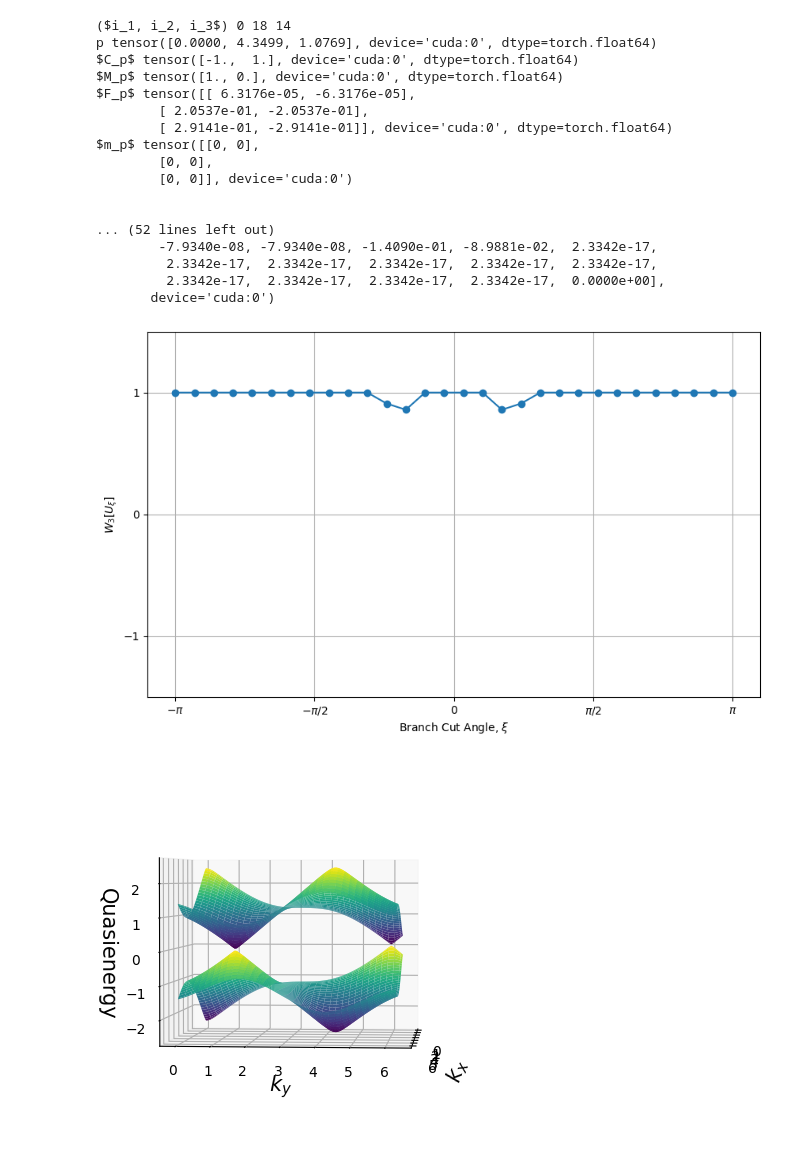
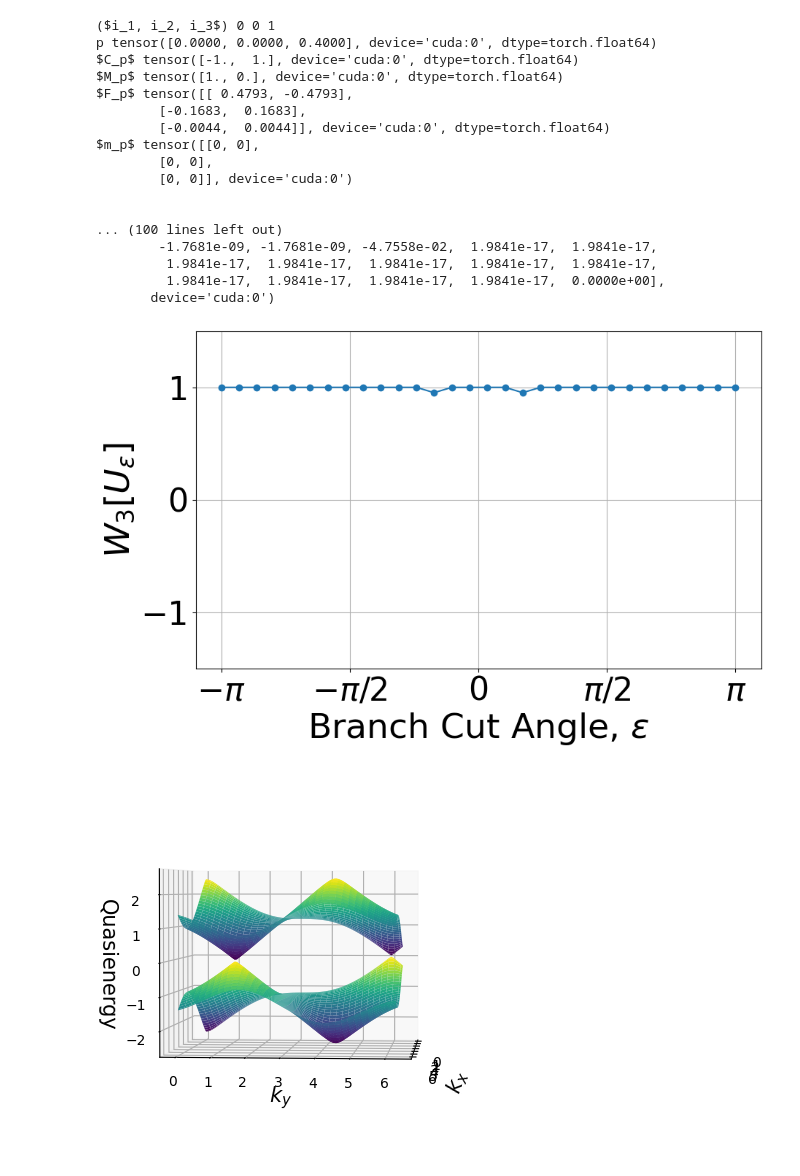
Before and after one commit to NGC2237-Clark/Topo_Loco_QCs, a Jupyter notebook: Floquet/AFAI_GPU_debugertbc.ipynb, the cells around one changed output. Saved outputs shown, nothing was run; the diff lists cells and outputs as text; code cells hidden in the pictures.

```diff
--- a/Floquet/AFAI_GPU_debugertbc.ipynb
+++ b/Floquet/AFAI_GPU_debugertbc.ipynb
@@ -67,24 +93,24 @@ tensor([-1.0555e-16,  0.0000e+00,  0.0000e+00,  0.0000e+00,  0.0000e+00,
 # %%
-w3 = model_pest3.winding3(0, 26, 100, branch_cut_angles, plot=True)
+w3 = model_pest3.winding3(0, 5, 100, branch_cut_angles, plot=True)
 # %% [output]
-($i_1, i_2, i_3$) 0 18 14
-p tensor([0.0000, 4.3499, 1.0769], device='cuda:0', dtype=torch.float64)
+($i_1, i_2, i_3$) 0 0 1
+p tensor([0.0000, 0.0000, 0.4000], device='cuda:0', dtype=torch.float64)
 $C_p$ tensor([-1.,  1.], device='cuda:0', dtype=torch.float64)
 $M_p$ tensor([1., 0.], device='cuda:0', dtype=torch.float64)
-$F_p$ tensor([[ 6.3176e-05, -6.3176e-05],
-        [ 2.0537e-01, -2.0537e-01],
-        [ 2.9141e-01, -2.9141e-01]], device='cuda:0', dtype=torch.float64)
+$F_p$ tensor([[ 0.4793, -0.4793],
+        [-0.1683,  0.1683],
+        [-0.0044,  0.0044]], device='cuda:0', dtype=torch.float64)
 $m_p$ tensor([[0, 0],
         [0, 0],
         [0, 0]], device='cuda:0')
 
 
-... (52 lines left out)
-        -7.9340e-08, -7.9340e-08, -1.4090e-01, -8.9881e-02,  2.3342e-17,
-         2.3342e-17,  2.3342e-17,  2.3342e-17,  2.3342e-17,  2.3342e-17,
-         2.3342e-17,  2.3342e-17,  2.3342e-17,  2.3342e-17,  0.0000e+00],
+... (100 lines left out)
+        -1.7681e-09, -1.7681e-09, -4.7558e-02,  1.9841e-17,  1.9841e-17,
+         1.9841e-17,  1.9841e-17,  1.9841e-17,  1.9841e-17,  1.9841e-17,
+         1.9841e-17,  1.9841e-17,  1.9841e-17,  1.9841e-17,  0.0000e+00],
        device='cuda:0')
-[figure, old version]
+[figure, new version]
 # %%
 aa = model_pest2.quasienergy_eigenstates(1.189, 100, 100, plot=True, pbc='xy')
 # %% [output]
```
Also changed, not shown: parts of 10 cells of this notebook, 49 other files.
